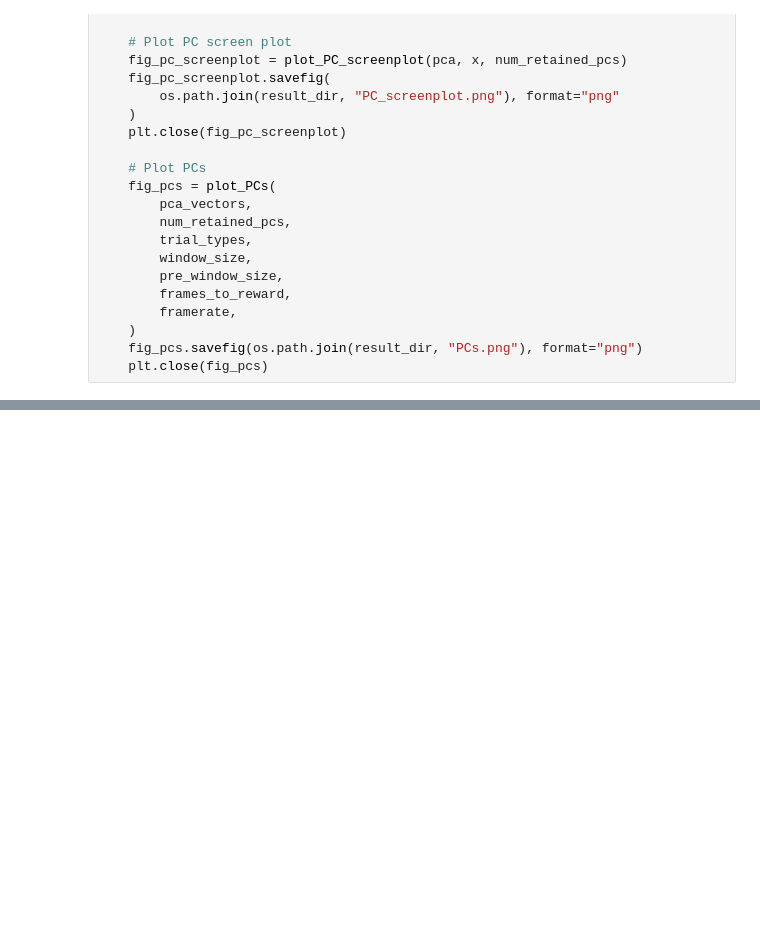
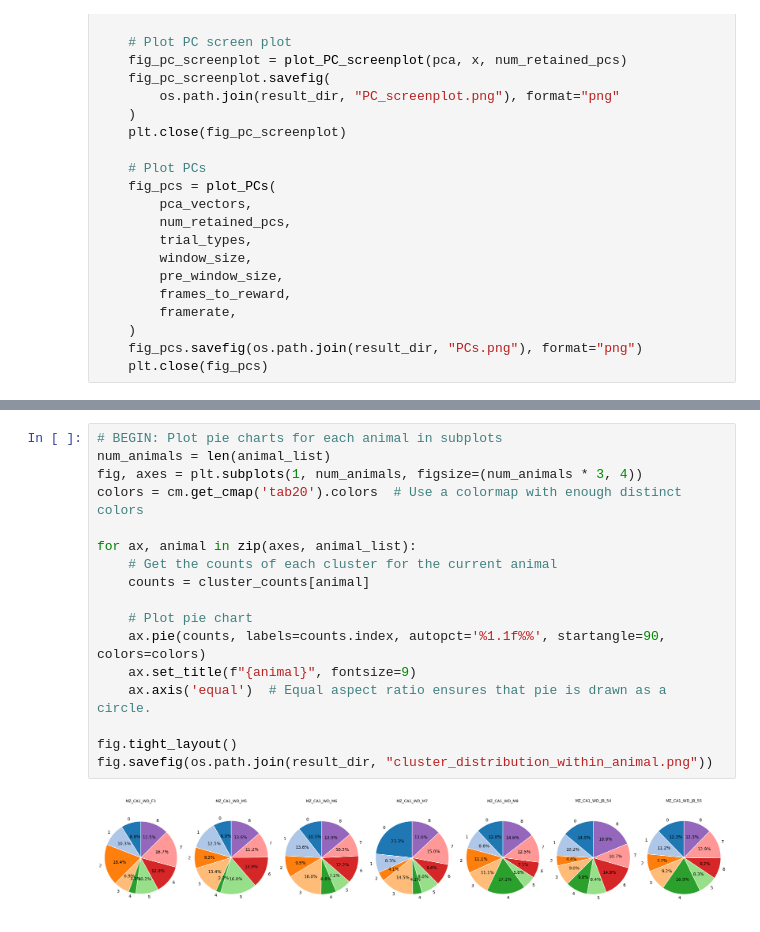
Before and after one commit to mkzhou00/s2p-analyzer, a Jupyter notebook: data_pooling_nb.ipynb, the cells around one changed output, grey strips where cells are left out. Drawn from its saved outputs; the diff is of its cells as text; blank space fills up the shorter version.

```diff
--- a/data_pooling_nb.ipynb
+++ b/data_pooling_nb.ipynb
@@ -366,3 +358,22 @@ Cluster
+# %%
+# BEGIN: Plot pie charts for each animal in subplots
+num_animals = len(animal_list)
+fig, axes = plt.subplots(1, num_animals, figsize=(num_animals * 3, 4))
+colors = cm.get_cmap('tab20').colors  # Use a colormap with enough distinct colors
+
+for ax, animal in zip(axes, animal_list):
+    # Get the counts of each cluster for the current animal
+    counts = cluster_counts[animal]
+
+    # Plot pie chart
+    ax.pie(counts, labels=counts.index, autopct='%1.1f%%', startangle=90, colors=colors)
+    ax.set_title(f"{animal}", fontsize=9)
+    ax.axis('equal')  # Equal aspect ratio ensures that pie is drawn as a circle.
+
+fig.tight_layout()
+fig.savefig(os.path.join(result_dir, "cluster_distribution_within_animal.png"))
+# %% [output]
+[figure, added]
 # %%
 # Plot silhouette coefficient scores for each cluster
 fig_silouette = make_silhouette_plot(
```
Also changed, not shown: parts of 16 cells of this notebook, 13 other files.
